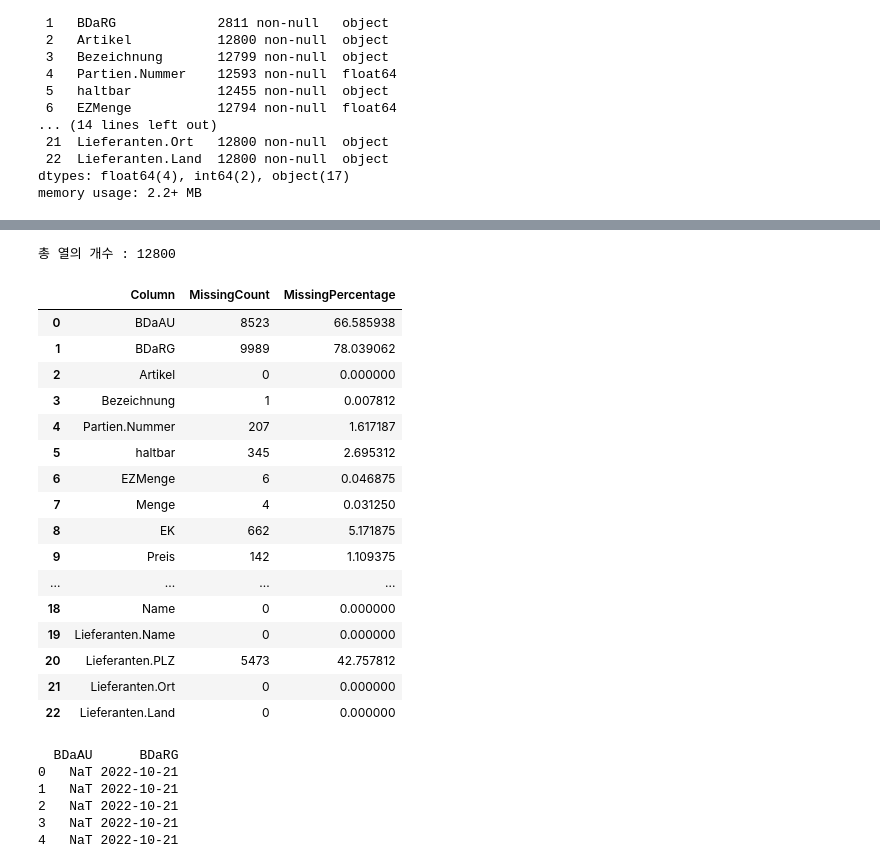
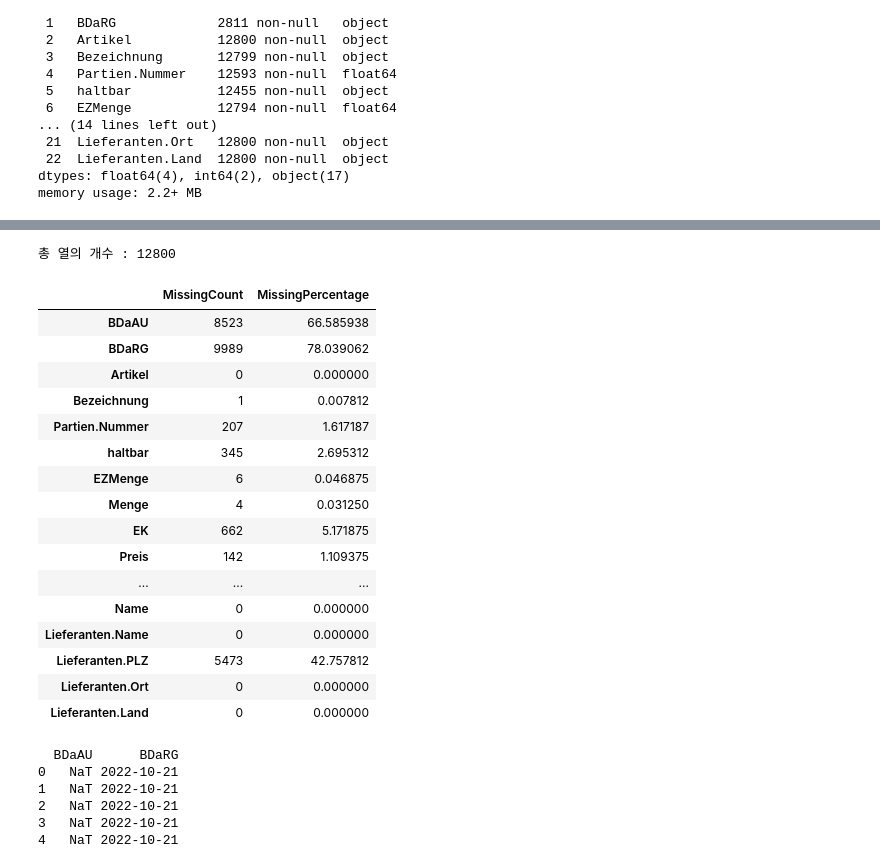
Before and after one commit to jisuseo/forecast_kimsasia, a Jupyter notebook: forecast_kimsasia.ipynb, the cells around one changed output, grey strips where cells are left out. Cells and saved outputs as stored; diff of their text form; code cells hidden in the pictures.

```diff
--- a/forecast_kimsasia.ipynb
+++ b/forecast_kimsasia.ipynb
@@ -72,32 +72,32 @@ dataset_pur.head(20)
 # 데이터 표준화
 # %%
 #결측값 확인
-total_rows = len(dataset_pur)
-missing_values_summary['MissingPercentage'] = (
-    missing_values_summary['MissingCount'] / len(dataset_pur) * 100
-)
+total_rows_pur = len(dataset_pur)
+missing_values_summary_pur = dataset_pur.isnull().sum().to_frame('MissingCount')
+
+missing_values_summary_pur['MissingPercentage'] = (missing_values_summary_pur['MissingCount'] / len(dataset_pur) * 100)
 # %%
 print("총 열의 개수 :", total_rows)
-missing_values_summary
+missing_values_summary_pur
 # %% [output]
 총 열의 개수 : 12800
-|  | Column | MissingCount | MissingPercentage |
-| 0 | BDaAU | 8523 | 66.585938 |
-| 1 | BDaRG | 9989 | 78.039062 |
-| 2 | Artikel | 0 | 0.000000 |
-| 3 | Bezeichnung | 1 | 0.007812 |
-| 4 | Partien.Nummer | 207 | 1.617187 |
-| 5 | haltbar | 345 | 2.695312 |
-| 6 | EZMenge | 6 | 0.046875 |
-| 7 | Menge | 4 | 0.031250 |
-| 8 | EK | 662 | 5.171875 |
-| 9 | Preis | 142 | 1.109375 |
-| ... | ... | ... | ... |
-| 18 | Name | 0 | 0.000000 |
-| 19 | Lieferanten.Name | 0 | 0.000000 |
-| 20 | Lieferanten.PLZ | 5473 | 42.757812 |
-| 21 | Lieferanten.Ort | 0 | 0.000000 |
-| 22 | Lieferanten.Land | 0 | 0.000000 |
+|  | MissingCount | MissingPercentage |
+| BDaAU | 8523 | 66.585938 |
+| BDaRG | 9989 | 78.039062 |
+| Artikel | 0 | 0.000000 |
+| Bezeichnung | 1 | 0.007812 |
+| Partien.Nummer | 207 | 1.617187 |
+| haltbar | 345 | 2.695312 |
+| EZMenge | 6 | 0.046875 |
+| Menge | 4 | 0.031250 |
+| EK | 662 | 5.171875 |
+| Preis | 142 | 1.109375 |
+| ... | ... | ... |
+| Name | 0 | 0.000000 |
+| Lieferanten.Name | 0 | 0.000000 |
+| Lieferanten.PLZ | 5473 | 42.757812 |
+| Lieferanten.Ort | 0 | 0.000000 |
+| Lieferanten.Land | 0 | 0.000000 |
 # %%
 # 날짜 열을 datetime 형식으로 변환 (BDaAU와 BDaRG)
 dataset_pur['BDaAU'] = pd.to_datetime(dataset_pur['BDaAU'], format='%d.%m.%Y', errors='coerce')
```
Also changed, not shown: parts of 20 cells of this notebook.
